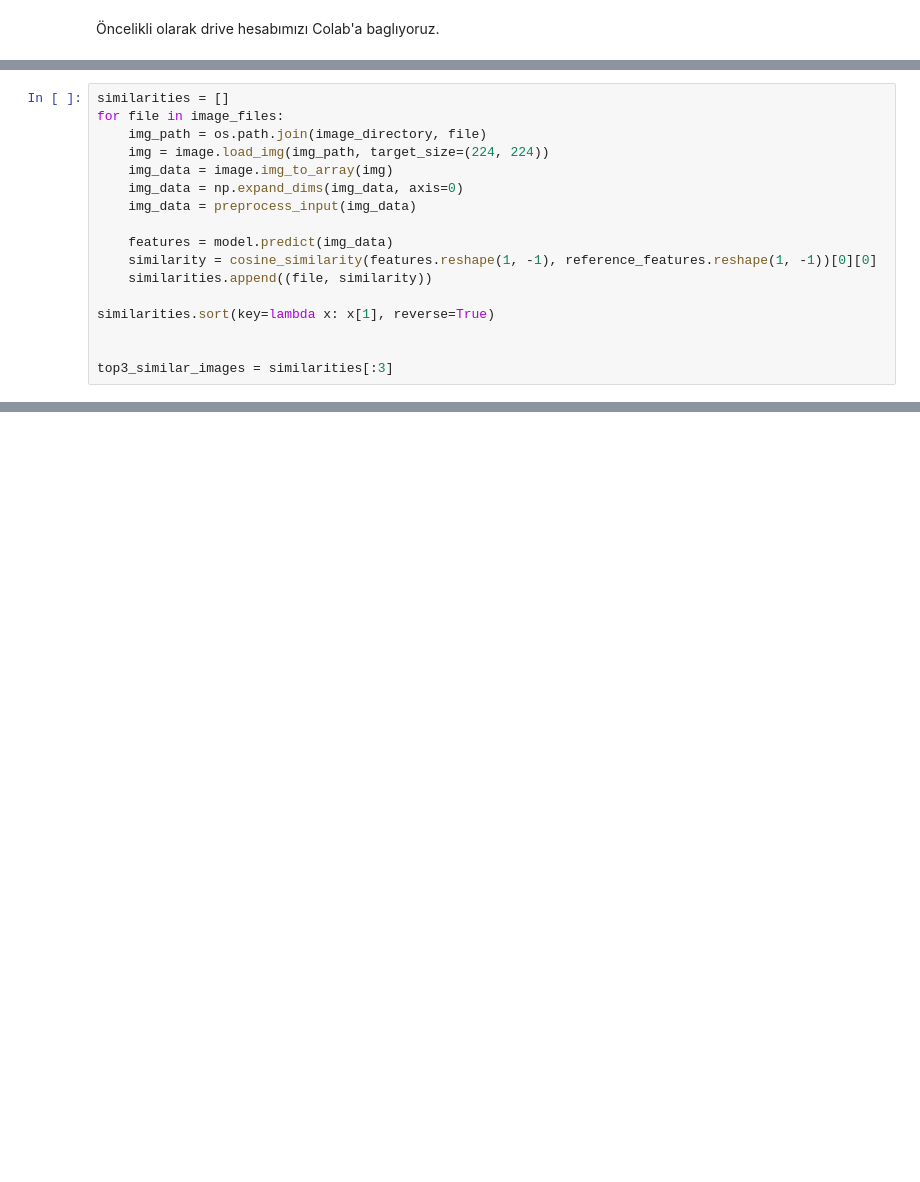
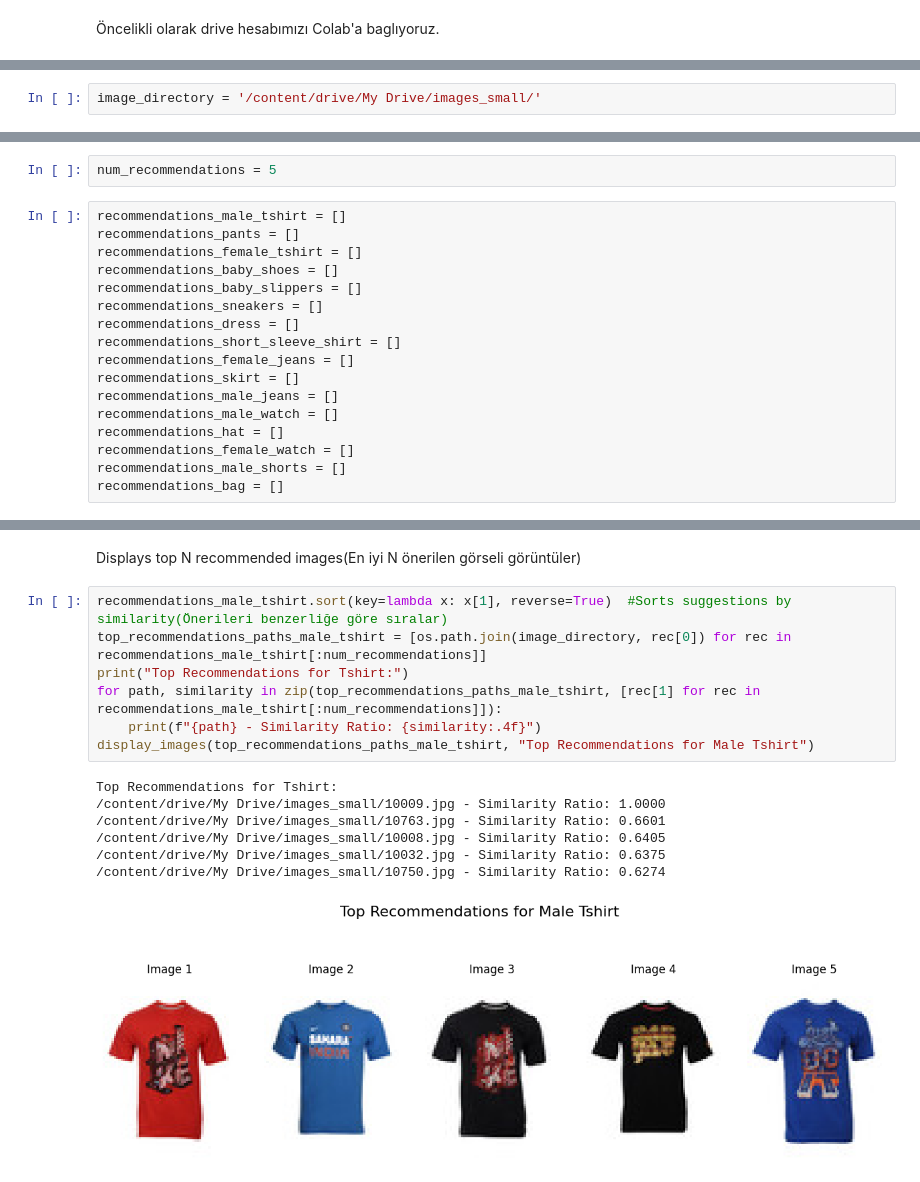
Before and after one commit to sertugsener/FashionRecommendationSystem, a Jupyter notebook: fashion_recommendation_system.ipynb, the cells around one changed output, grey strips where cells are left out. Saved outputs shown, nothing was run; the diff lists cells and outputs as text; blank space fills up the shorter version.

```diff
--- a/fashion_recommendation_system.ipynb
+++ b/fashion_recommendation_system.ipynb
@@ -40,0 +88,2 @@ image_files = [f for f in os.listdir(image_directory) if f.endswith(('.jpg', '.j
+# %%
+image_directory = '/content/drive/My Drive/images_small/'
@@ -58,17 +131,0 @@ Datasetteki diğer resimlerle karşılaştırıyoruz. Karşılaştırma icin kos
-# %%
-similarities = []
-for file in image_files:
-    img_path = os.path.join(image_directory, file)
-    img = image.load_img(img_path, target_size=(224, 224))
-    img_data = image.img_to_array(img)
-    img_data = np.expand_dims(img_data, axis=0)
-    img_data = preprocess_input(img_data)
-
-    features = model.predict(img_data)
-    similarity = cosine_similarity(features.reshape(1, -1), reference_features.reshape(1, -1))[0][0]
-    similarities.append((file, similarity))
-
-similarities.sort(key=lambda x: x[1], reverse=True)
-
-
-top3_similar_images = similarities[:3]
@@ -115,0 +273,19 @@ plt.show()
+# %%
+num_recommendations = 5
+# %%
+recommendations_male_tshirt = []
+recommendations_pants = []
+recommendations_female_tshirt = []
+recommendations_baby_shoes = []
+recommendations_baby_slippers = []
+recommendations_sneakers = []
+recommendations_dress = []
+recommendations_short_sleeve_shirt = []
+recommendations_female_jeans = []
+recommendations_skirt = []
+recommendations_male_jeans = []
+recommendations_male_watch = []
+recommendations_hat = []
+recommendations_female_watch = []
+recommendations_male_shorts = []
+recommendations_bag = []
@@ -115,0 +370,17 @@ plt.show()
+# %% [markdown]
+Displays top N recommended images(En iyi N önerilen görseli görüntüler)
+# %%
+recommendations_male_tshirt.sort(key=lambda x: x[1], reverse=True)  #Sorts suggestions by similarity(Önerileri benzerliğe göre sıralar)
+top_recommendations_paths_male_tshirt = [os.path.join(image_directory, rec[0]) for rec in recommendations_male_tshirt[:num_recommendations]]
+print("Top Recommendations for Tshirt:")
+for path, similarity in zip(top_recommendations_paths_male_tshirt, [rec[1] for rec in recommendations_male_tshirt[:num_recommendations]]):
+    print(f"{path} - Similarity Ratio: {similarity:.4f}")
+display_images(top_recommendations_paths_male_tshirt, "Top Recommendations for Male Tshirt")
+# %% [output]
+Top Recommendations for Tshirt:
+/content/drive/My Drive/images_small/10009.jpg - Similarity Ratio: 1.0000
+/content/drive/My Drive/images_small/10763.jpg - Similarity Ratio: 0.6601
+/content/drive/My Drive/images_small/10008.jpg - Similarity Ratio: 0.6405
+/content/drive/My Drive/images_small/10032.jpg - Similarity Ratio: 0.6375
+/content/drive/My Drive/images_small/10750.jpg - Similarity Ratio: 0.6274
+[figure, added]
```
Also changed, not shown: parts of 45 cells of this notebook.
